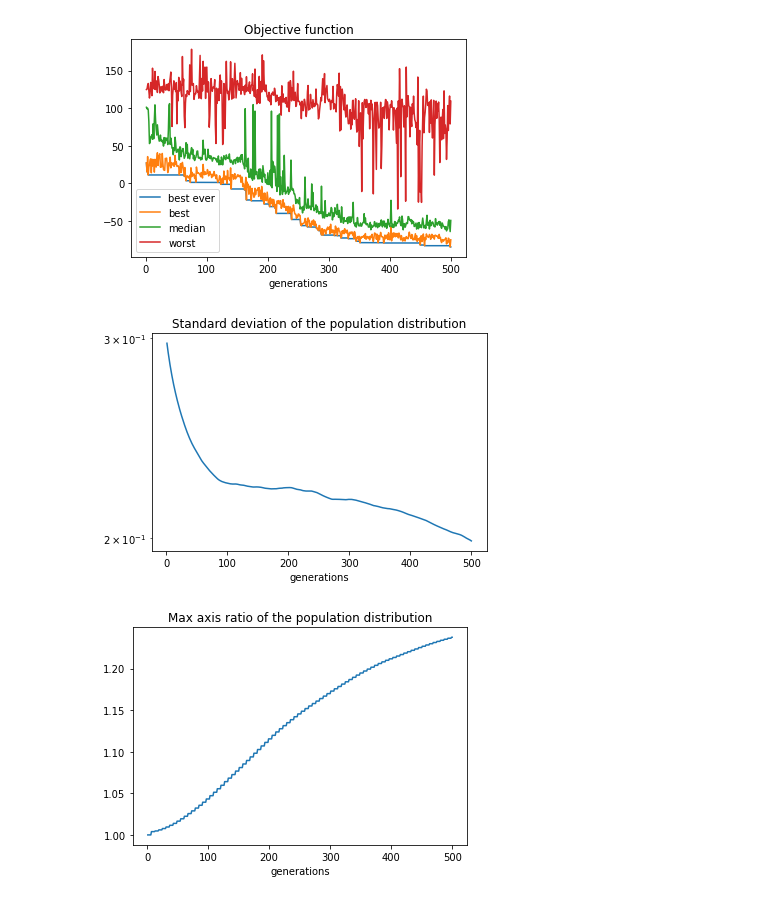
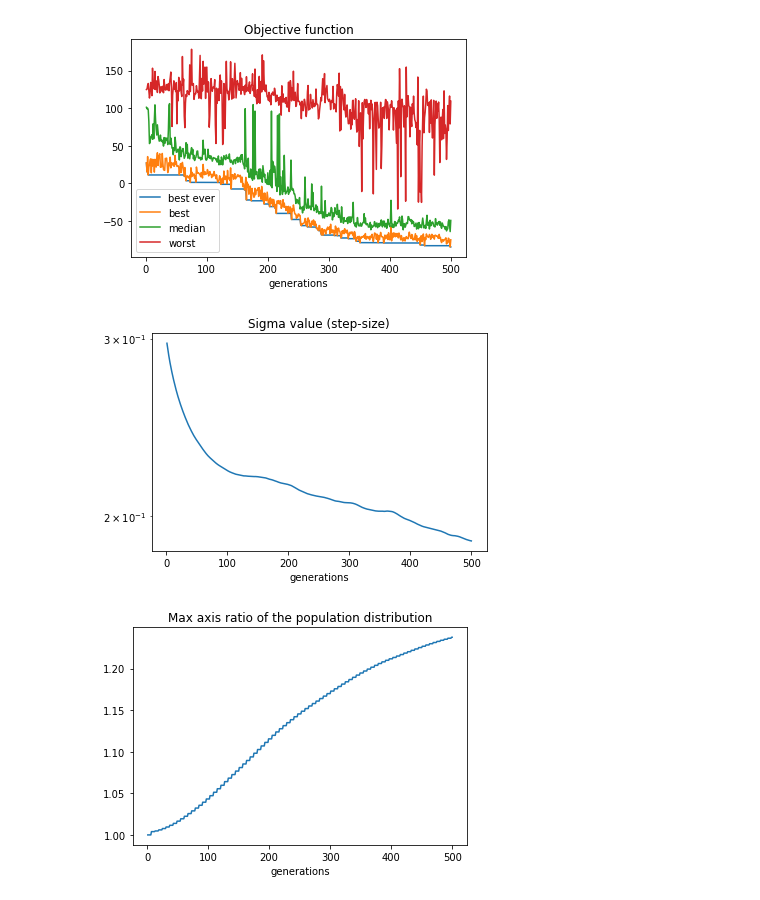
Before and after one commit to FeLusiani/Gym_Walker_CMA-ES, a Jupyter notebook: plot_cmaes.ipynb, the cells around one changed output. Cells and saved outputs as stored; diff of their text form; code cells hidden in the pictures.

Commit message:
updated sigma plot

```diff
--- a/plot_cmaes.ipynb
+++ b/plot_cmaes.ipynb
@@ -21,10 +21,10 @@ df[['best ever', 'best', 'median', 'worst']].plot(title=title);
 # %% [output]
 [figure]
 # %%
-title = 'Standard deviation of the population distribution'
+title = 'Sigma value (step-size)'
 df['sigma'].plot(title=title, logy=True);
 # %% [output]
-[figure, old version]
+[figure, new version]
 # %%
 title = 'Max axis ratio of the population distribution'
 df['axis ratio'].plot(title=title);
```
Also changed, not shown: 1 other file.
